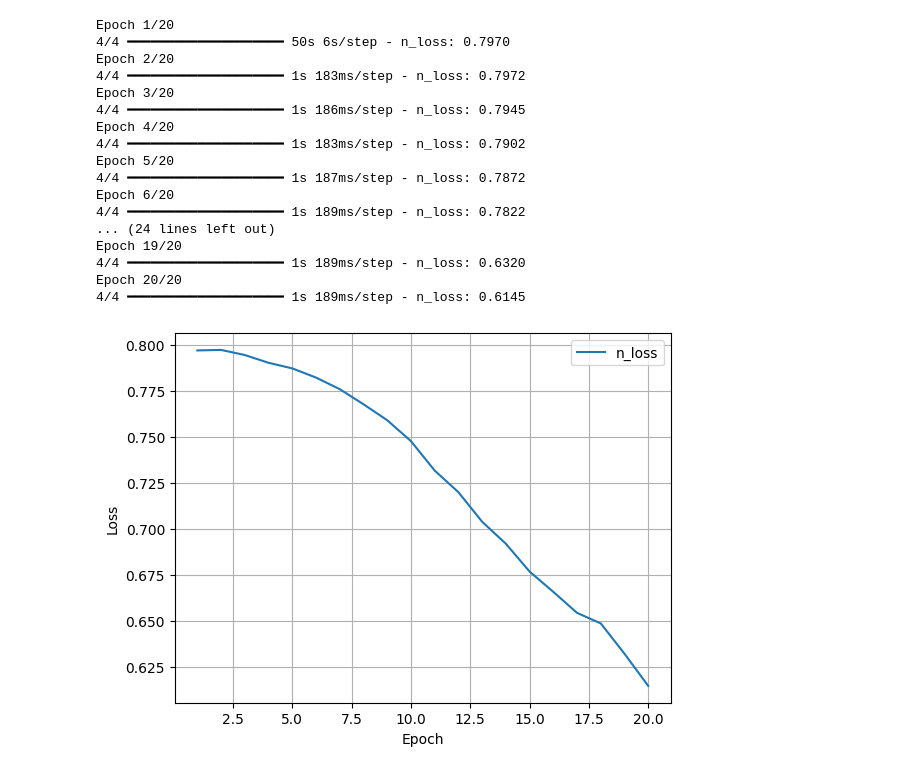
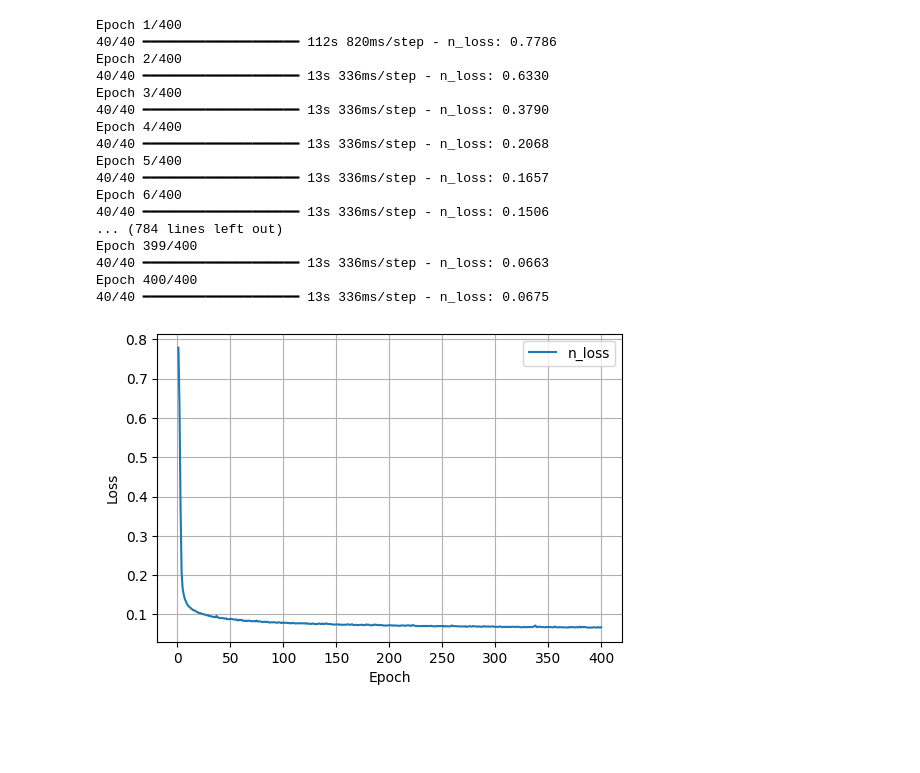
Before and after one commit to katie34634/road-sign-generation, a Jupyter notebook: main.ipynb, the cells around one changed output. Saved outputs shown, nothing was run; the diff lists cells and outputs as text; code cells hidden in the pictures; blank space fills up the shorter version.

```diff
--- a/main.ipynb
+++ b/main.ipynb
@@ -30,11 +29,11 @@ GPU: NVIDIA L4
 # %%
 RAW_DIR       = "./data/raw"        # Where raw GTSRB data is downloaded
 PROCESSED_DIR = "./data/processed"  # Where cleaned images are saved
-IMAGE_SIZE      = 64                  # Output resolution (64 or 128 recommended)
-BATCH_SIZE    = 32                  # DataLoader batch size
+IMAGE_SIZE      = 128                  # Output resolution (64 or 128 recommended)
+BATCH_SIZE    = 256                  # DataLoader batch size
 SEED          = 42                  # Reproducibility
 DATASET_REPETITIONS = 1
-EPOCHS = 20
+EPOCHS = 400
 EMA = 0.999
 LEARNING_RATE = 1e-4
 WEIGHT_DECAY = 1e-4
@@ -47,7 +46,7 @@ tf.random.set_seed(SEED)
 # %%
 train_dataset = GTSRB(root=RAW_DIR, split="train", download=True)
 
-min_dim = 64
+min_dim = 32
 
 eligible_indices = []
 for idx in range(len(train_dataset)):
@@ -55,7 +54,7 @@ for idx in range(len(train_dataset)):
     if min(pil_img.size) >= min_dim:
         eligible_indices.append(idx)
 
-sample_count = min(100, len(eligible_indices))
+sample_count = min(10000, len(eligible_indices))
 sample_indices = random.sample(eligible_indices, sample_count)
 
 print(f"Total eligible images: {len(eligible_indices)}")
@@ -78,7 +77,7 @@ for idx in sample_indices:
 sampled_images = np.stack(sampled_images, axis=0)
 
 train = tf.data.Dataset.from_tensor_slices(sampled_images)
-train = train.shuffle(200, seed=SEED)
+train = train.shuffle(100, seed=SEED)
 train = train.batch(BATCH_SIZE, drop_remainder=False)
 train = train.prefetch(tf.data.AUTOTUNE)
 train = train.repeat(DATASET_REPETITIONS)
@@ -272,20 +277,20 @@ checkpoint_cb = tf.keras.callbacks.ModelCheckpoint(
 
 history = diffusion_model.fit(train, epochs=EPOCHS, callbacks=[checkpoint_cb])
 # %% [output]
-Epoch 1/20
-4/4 ━━━━━━━━━━━━━━━━━━━━ 50s 6s/step - n_loss: 0.7970
-Epoch 2/20
-4/4 ━━━━━━━━━━━━━━━━━━━━ 1s 183ms/step - n_loss: 0.7972
-Epoch 3/20
-4/4 ━━━━━━━━━━━━━━━━━━━━ 1s 186ms/step - n_loss: 0.7945
-Epoch 4/20
-4/4 ━━━━━━━━━━━━━━━━━━━━ 1s 183ms/step - n_loss: 0.7902
-Epoch 5/20
-4/4 ━━━━━━━━━━━━━━━━━━━━ 1s 187ms/step - n_loss: 0.7872
-Epoch 6/20
-4/4 ━━━━━━━━━━━━━━━━━━━━ 1s 189ms/step - n_loss: 0.7822
-... (24 lines left out)
-Epoch 19/20
-4/4 ━━━━━━━━━━━━━━━━━━━━ 1s 189ms/step - n_loss: 0.6320
-Epoch 20/20
-4/4 ━━━━━━━━━━━━━━━━━━━━ 1s 189ms/step - n_loss: 0.6145
+Epoch 1/400
+40/40 ━━━━━━━━━━━━━━━━━━━━ 112s 820ms/step - n_loss: 0.7786
+Epoch 2/400
+40/40 ━━━━━━━━━━━━━━━━━━━━ 13s 336ms/step - n_loss: 0.6330
+Epoch 3/400
+40/40 ━━━━━━━━━━━━━━━━━━━━ 13s 336ms/step - n_loss: 0.3790
+Epoch 4/400
+40/40 ━━━━━━━━━━━━━━━━━━━━ 13s 336ms/step - n_loss: 0.2068
+Epoch 5/400
+40/40 ━━━━━━━━━━━━━━━━━━━━ 13s 336ms/step - n_loss: 0.1657
+Epoch 6/400
+40/40 ━━━━━━━━━━━━━━━━━━━━ 13s 336ms/step - n_loss: 0.1506
+... (784 lines left out)
+Epoch 399/400
+40/40 ━━━━━━━━━━━━━━━━━━━━ 13s 336ms/step - n_loss: 0.0663
+Epoch 400/400
+40/40 ━━━━━━━━━━━━━━━━━━━━ 13s 336ms/step - n_loss: 0.0675
@@ -292,12 +299,19 @@ Epoch 20/20
 # %%
 n_loss = history.history.get('n_loss', [])
 epochs = range(1, len(n_loss) + 1)
-plt.plot(epochs, n_loss, label='n_loss')
-plt.xlabel('Epoch')
-plt.ylabel('Loss')
+plt.figure(figsize=(6, 4))
+plt.plot(epochs, n_loss, label="n_loss")
+plt.xlabel("Epoch")
+plt.ylabel("Loss")
 plt.legend()
 plt.grid(True)
+
+out_dir = Path("./data/processed")
+out_dir.mkdir(parents=True, exist_ok=True)
+
+save_path_loss = out_dir / "loss.png"
+plt.savefig(save_path_loss, dpi=150, bbox_inches="tight")
 plt.show()
 # %% [output]
-[figure, old version]
+[figure, new version]
 # %%
```
Also changed, not shown: parts of 9 cells of this notebook, 47 other files.
